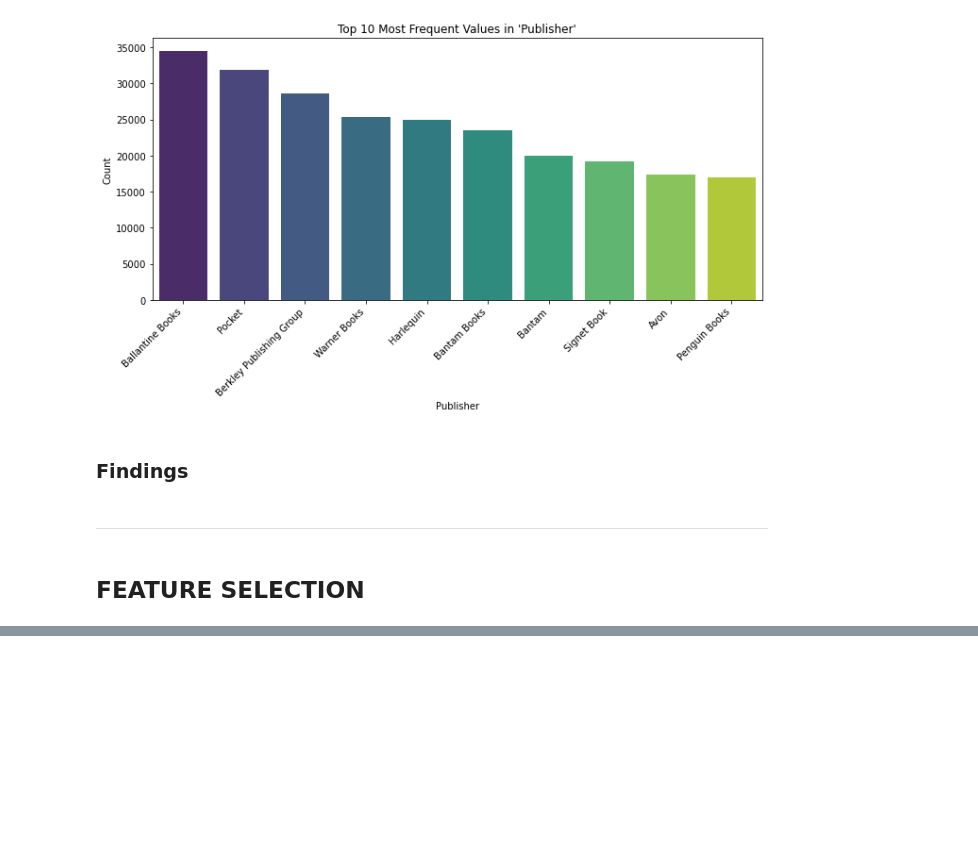
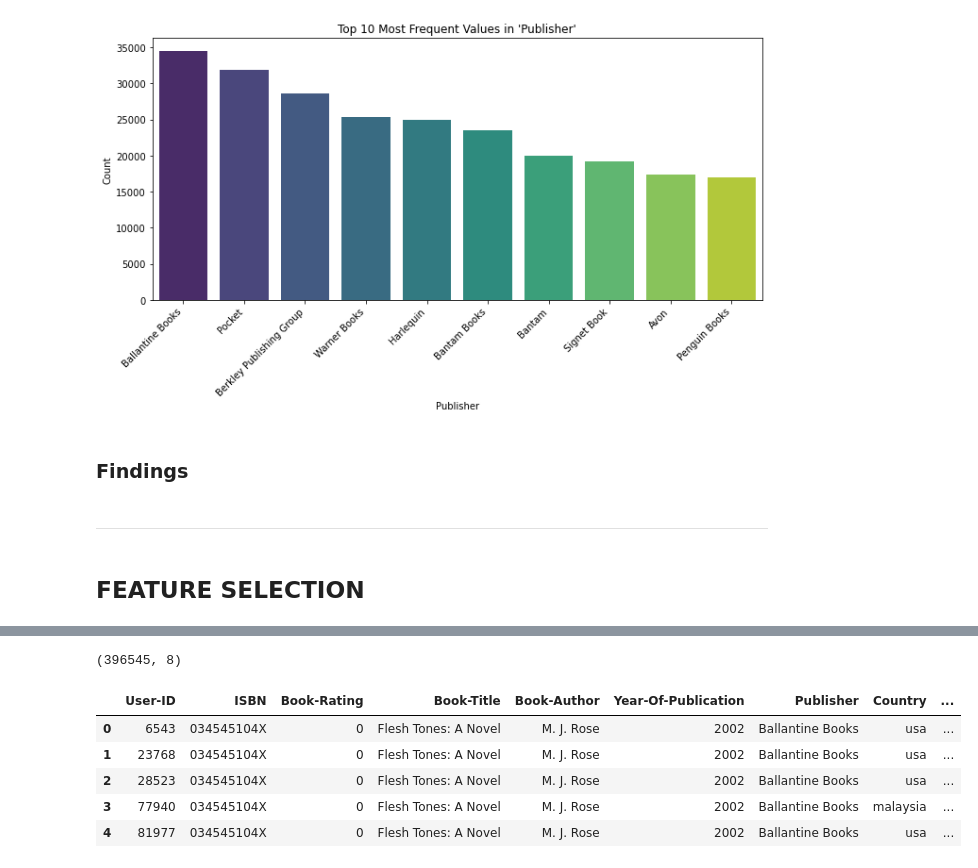
Before and after one commit to ruth-kitasi/Online-Book-Recommender-System, a Jupyter notebook: Index.ipynb, the cells around one changed output, grey strips where cells are left out. Saved outputs shown, nothing was run; the diff lists cells and outputs as text; code cells hidden in the pictures; blank space fills up the shorter version.

```diff
--- a/Index.ipynb
+++ b/Index.ipynb
@@ -442,3 +442,5 @@ library_df.head()
 | 2 | 6543 | 034545104X | 0 | Flesh Tones: A Novel | M. J. Rose | 2002 | Ballantine Books | strafford | ... |
 | 3 | 8680 | 034545104X | 5 | Flesh Tones: A Novel | M. J. Rose | 2002 | Ballantine Books | st. charles county | ... |
 | 4 | 10314 | 034545104X | 9 | Flesh Tones: A Novel | M. J. Rose | 2002 | Ballantine Books | beaverton | ... |
+# %%
+library_df.drop(['City', 'State'], axis=1, inplace=True, errors='ignore')
@@ -521,3 +529,23 @@ fig.show()
 *********************************************************************************************************************************************
 # %% [markdown]
 ## FEATURE SELECTION
+# %%
+#Filter the dataframe to include only users who have actively rated more than the threshold
+
+def filter_active_users(dataframe, threshold):
+
+    # Filter the DataFrame based on the count of each unique User-ID
+
+    user_counts = dataframe['User-ID'].value_counts()
+    filter = user_counts > threshold
+
+    # Get the index values of the filtered rows
+    filtered_index = filter[filter].index
+
+    # Create a new DataFrame by selecting only the rows where User-ID is in the filtered index
+    filtered_df = dataframe[dataframe['User-ID'].isin(filtered_index)]
+
+    return filtered_df
+
+df_filtered = filter_active_users(library_df, 300)
+df_filtered.head()
@@ -523,0 +559,30 @@ fig.show()
+# %%
+df_filtered.shape
+# %% [output]
+(396545, 8)
+# %%
+def calculate_rating_count(dataframe):
+
+    """A Simple Function to Calculate the Number of Times each book has been rated"""
+
+    # Group the dataframe by 'Book-Title' and count the occurrences of 'Book-Rating' for each title
+    rating_count = dataframe.groupby('Book-Title')['Book-Rating'].count().reset_index()
+
+    # Rename the 'Book-Rating' column to 'rating_count'
+    rating_count.rename(columns={'Book-Rating': 'rating_count'}, inplace=True)
+
+    # Merge the original dataframe with the 'rating_count' dataframe based on 'Book-Title'
+    new_df = dataframe.merge(rating_count, on='Book-Title')
+
+    # Display the first few rows of the merged dataframe
+    return new_df
+
+new_book_df = calculate_rating_count(df_filtered)
+new_book_df.head()
+# %% [output]
+|  | User-ID | ISBN | Book-Rating | Book-Title | Book-Author | Year-Of-Publication | Publisher | Country | ... |
+| 0 | 6543 | 034545104X | 0 | Flesh Tones: A Novel | M. J. Rose | 2002 | Ballantine Books | usa | ... |
+| 1 | 23768 | 034545104X | 0 | Flesh Tones: A Novel | M. J. Rose | 2002 | Ballantine Books | usa | ... |
+| 2 | 28523 | 034545104X | 0 | Flesh Tones: A Novel | M. J. Rose | 2002 | Ballantine Books | usa | ... |
+| 3 | 77940 | 034545104X | 0 | Flesh Tones: A Novel | M. J. Rose | 2002 | Ballantine Books | malaysia | ... |
+| 4 | 81977 | 034545104X | 0 | Flesh Tones: A Novel | M. J. Rose | 2002 | Ballantine Books | usa | ... |
```
Also changed, not shown: parts of 11 cells of this notebook.
